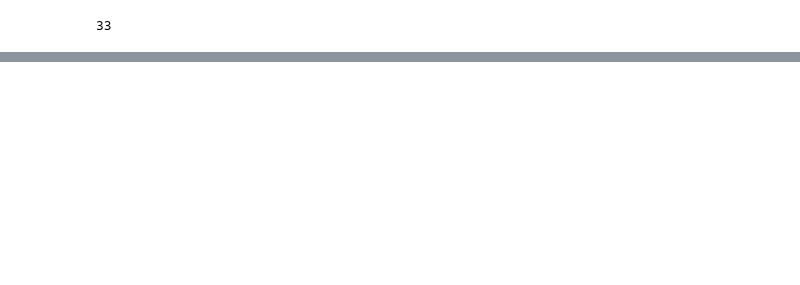
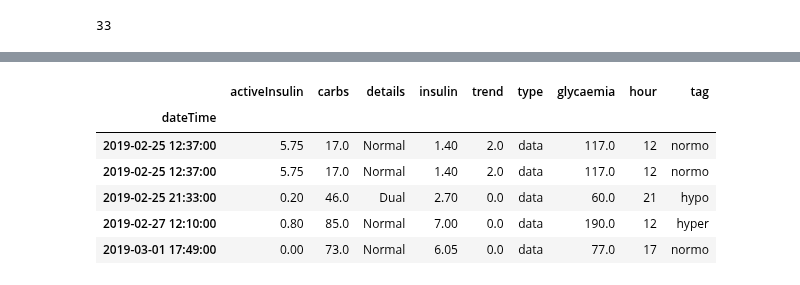
Before and after one commit to gmagannaDevelop/DiabManager, a Jupyter notebook: Parsing.ipynb, the cells around one changed output, grey strips where cells are left out. Saved outputs shown, nothing was run; the diff lists cells and outputs as text; code cells hidden in the pictures; blank space fills up the shorter version.

Commit message:
Successfully identified meal-postprandial pairs.

```diff
--- a/Parsing.ipynb
+++ b/Parsing.ipynb
@@ -261,3 +266,13 @@ meals.head(10)
 | 2019-02-09 10:52:00 | 0.0 | 85.0 | Normal | 7.80 | 0.0 | data | 105.0 | 10 | normo |
 | 2019-02-09 17:05:00 | 0.0 | 90.0 | Normal | 7.50 | 0.0 | data | 90.0 | 17 | normo |
 | 2019-02-10 14:07:00 | 0.0 | 10.0 | Normal | 0.00 | 0.0 | data | 82.0 | 14 | normo |
+# %%
+start = dt.datetime.now()
+real_pairs = []
+for i in meals.index:
+    for j in postp.index:
+        if (i + dt.timedelta(hours=1) < j) and (i + dt.timedelta(hours=3) > j):
+            real_pairs.append((i, j))
+end = dt.datetime.now()
+
+print(f'Time :{end - start}')
@@ -264,8 +281,12 @@ meals.head(10)
 # %%
+start = dt.datetime.now()
 real_pairs = []
 for i in meals.index:
     for j in postp.index:
-        #print(f'{i + dt.timedelta(hours=1)}', f'{j}', f'{i + dt.timedelta(hours=3)}')
         if (i + dt.timedelta(hours=1) < j) and (i + dt.timedelta(hours=3) > j):
             real_pairs.append((i, j))
-        #elif i + dt.timedelta(hours=3) < j
+        elif i + dt.timedelta(hours=3) < j:
+            break
+end = dt.datetime.now()
+
+print(f'Time :{end - start}')
@@ -301,0 +299,3 @@ dt.timedelta
+# %%
+meal_index = [i[0] for i in real_pairs]
+postp_index = [i[1] for i in real_pairs]
@@ -301,0 +328,2 @@ dt.timedelta
+# %%
+filtered_meals = meals.loc[meal_index, :]
@@ -301,0 +332,10 @@ dt.timedelta
+# %%
+filtered_meals.tail()
+# %% [output]
+|  | activeInsulin | carbs | details | insulin | trend | type | glycaemia | hour | tag |
+| dateTime |  |  |  |  |  |  |  |  |  |
+| 2019-02-25 12:37:00 | 5.75 | 17.0 | Normal | 1.40 | 2.0 | data | 117.0 | 12 | normo |
+| 2019-02-25 12:37:00 | 5.75 | 17.0 | Normal | 1.40 | 2.0 | data | 117.0 | 12 | normo |
+| 2019-02-25 21:33:00 | 0.20 | 46.0 | Dual | 2.70 | 0.0 | data | 60.0 | 21 | hypo |
+| 2019-02-27 12:10:00 | 0.80 | 85.0 | Normal | 7.00 | 0.0 | data | 190.0 | 12 | hyper |
+| 2019-03-01 17:49:00 | 0.00 | 73.0 | Normal | 6.05 | 0.0 | data | 77.0 | 17 | normo |
```
Also changed, not shown: parts of 12 cells of this notebook, 1 other file.
